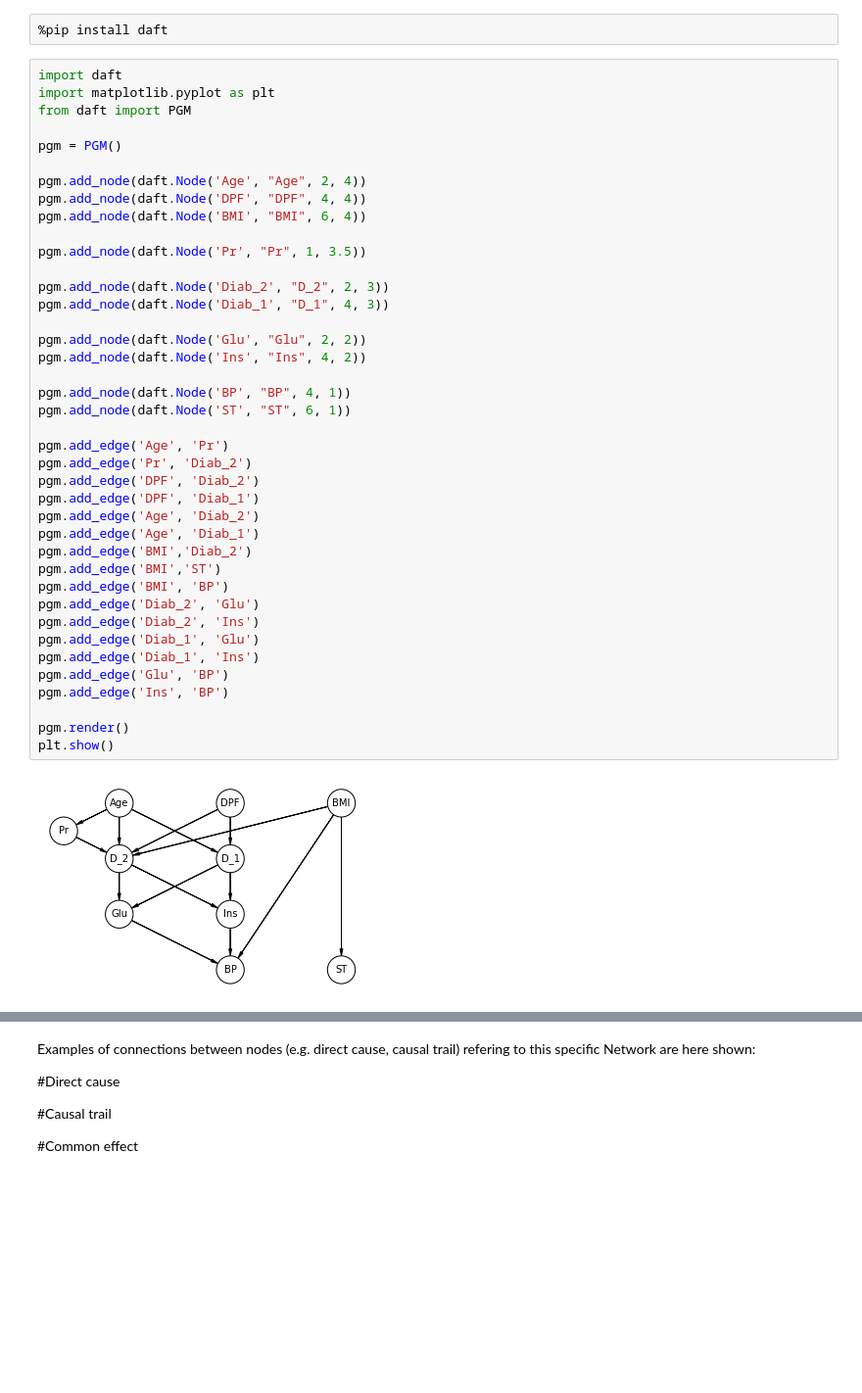
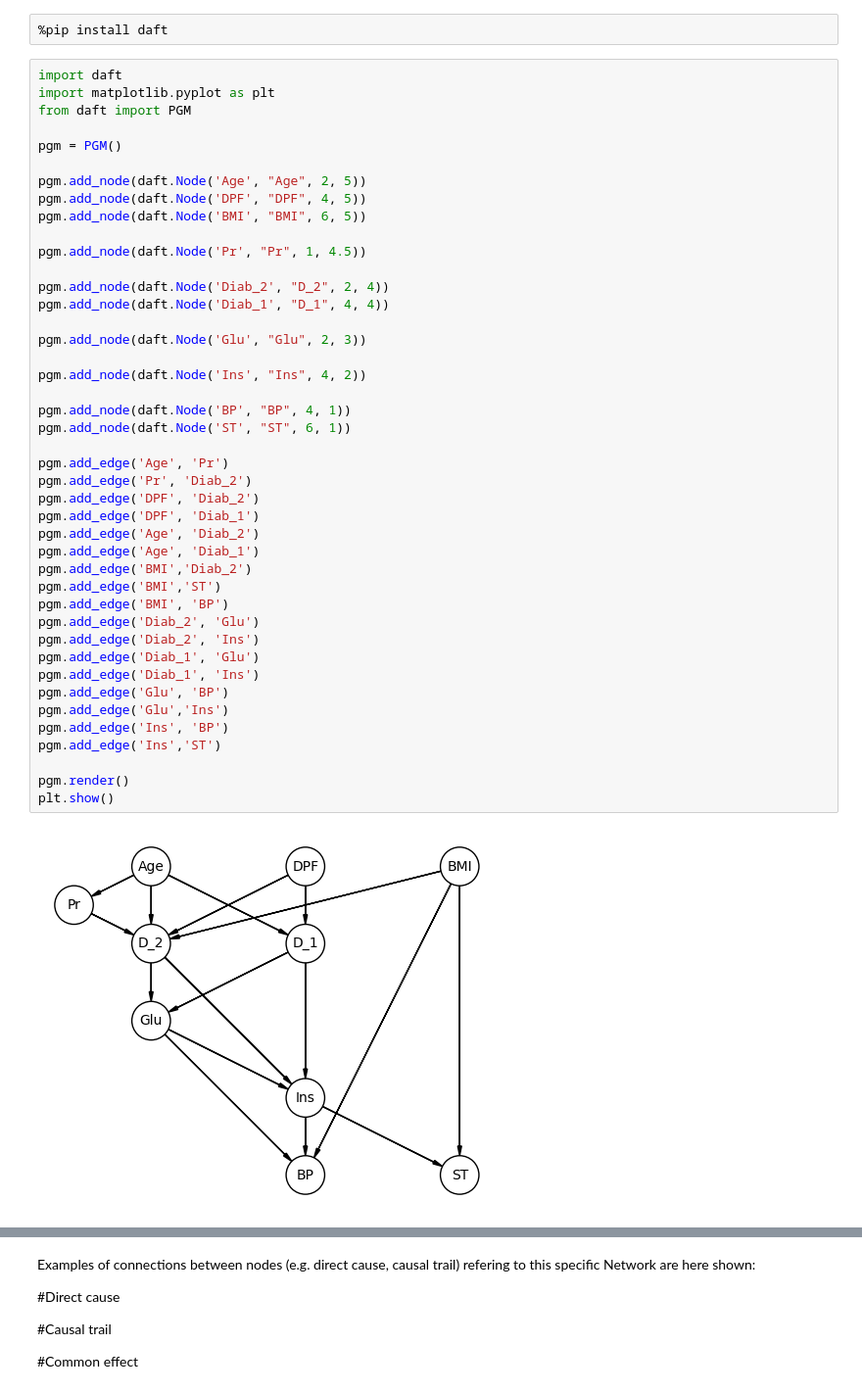
Before and after one commit to LucaZucchini97/Project_Venieri_Zucchini, a Jupyter notebook: FAIKR3_project_Venieri_Zucchini.ipynb, the cells around one changed output, grey strips where cells are left out. Shown: that part at 98% size. Drawn from its saved outputs; the diff is of its cells as text; blank space fills up the shorter version.

```diff
--- a/FAIKR3_project_Venieri_Zucchini.ipynb
+++ b/FAIKR3_project_Venieri_Zucchini.ipynb
@@ -352,38 +354,41 @@ from daft import PGM
 
 pgm = PGM()
 
-pgm.add_node(daft.Node('Age', "Age", 2, 4))
-pgm.add_node(daft.Node('DPF', "DPF", 4, 4))
-pgm.add_node(daft.Node('BMI', "BMI", 6, 4))
+pgm.add_node(daft.Node('Age', "Age", 2, 5))
+pgm.add_node(daft.Node('DPF', "DPF", 4, 5))
+pgm.add_node(daft.Node('BMI', "BMI", 6, 5))
 
-pgm.add_node(daft.Node('Pr', "Pr", 1, 3.5))
+pgm.add_node(daft.Node('Pr', "Pr", 1, 4.5))
 
-pgm.add_node(daft.Node('Diab_2', "D_2", 2, 3))
-pgm.add_node(daft.Node('Diab_1', "D_1", 4, 3))
+pgm.add_node(daft.Node('Diab_2', "D_2", 2, 4))
+pgm.add_node(daft.Node('Diab_1', "D_1", 4, 4))
 
-pgm.add_node(daft.Node('Glu', "Glu", 2, 2))
+pgm.add_node(daft.Node('Glu', "Glu", 2, 3))
+
 pgm.add_node(daft.Node('Ins', "Ins", 4, 2))
 
 pgm.add_node(daft.Node('BP', "BP", 4, 1))
 pgm.add_node(daft.Node('ST', "ST", 6, 1))
 
 pgm.add_edge('Age', 'Pr')
 pgm.add_edge('Pr', 'Diab_2')
 pgm.add_edge('DPF', 'Diab_2')
 pgm.add_edge('DPF', 'Diab_1')
 pgm.add_edge('Age', 'Diab_2')
 pgm.add_edge('Age', 'Diab_1')
 pgm.add_edge('BMI','Diab_2')
 pgm.add_edge('BMI','ST')
 pgm.add_edge('BMI', 'BP')
 pgm.add_edge('Diab_2', 'Glu')
 pgm.add_edge('Diab_2', 'Ins')
 pgm.add_edge('Diab_1', 'Glu')
 pgm.add_edge('Diab_1', 'Ins')
 pgm.add_edge('Glu', 'BP')
+pgm.add_edge('Glu','Ins')
 pgm.add_edge('Ins', 'BP')
+pgm.add_edge('Ins','ST')
 
 pgm.render()
 plt.show()
 # %% [output]
-[figure, old version]
+[figure, new version]
```
Also changed, not shown: parts of 16 cells of this notebook.
